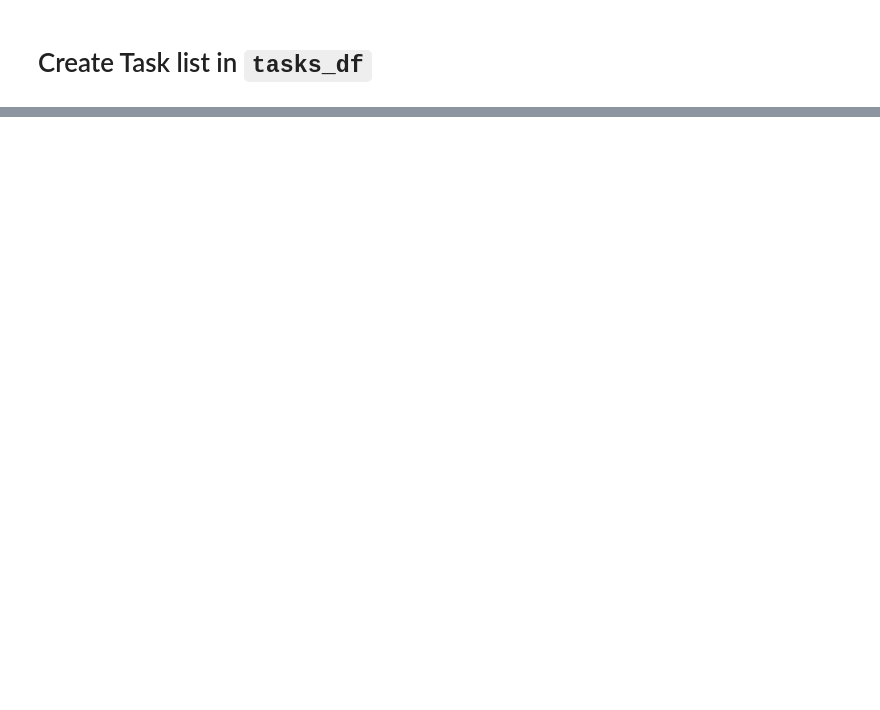
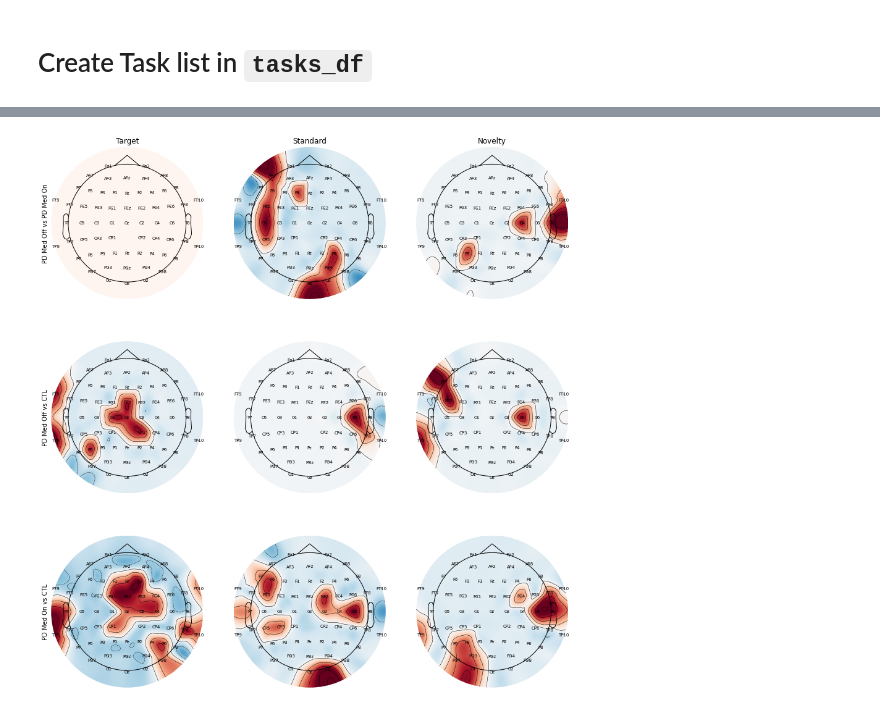
Before and after one commit to AIRLab-Sharif/Parkinson-PAC, a Jupyter notebook: python/pipeline-plot.ipynb, the cells around one changed output, grey strips where cells are left out. Drawn from its saved outputs; the diff is of its cells as text; code cells hidden in the pictures; blank space fills up the shorter version.

```diff
--- a/python/pipeline-plot.ipynb
+++ b/python/pipeline-plot.ipynb
@@ -138,0 +208,42 @@ import mne
+# %%
+with open('config.json') as f:
+    config = json.load(f)
+    channels = config['channels']
+
+if 'VEOG' in channels: channels.remove('VEOG')
+
+create_elc_file(task)
+montage = mne.channels.read_custom_montage(os.path.join(
+    task.dir, task.file_formatter.format('electrodes.elc')))
+
+montage = mne.channels.read_custom_montage('Standard-10-20-Cap81.locs')
+n_channels = mvls.shape[-1]
+mne_info = mne.create_info(ch_names=channels, sfreq=500., ch_types='eeg')
+
+fig, axs = plt.subplots(3, 3, sharex=True, sharey=True, figsize=(15, 15))
+# vmin, vmax = mvls.mean(axis=1).min(), mvls.mean(axis=1).max() #get_percent(mvls.mean(axis=1), 0.95)
+for grp, j in itertools.product(zip(itertools.combinations(range(3), 2), range(3)), range(3)):
+    a, b = grp[0]
+    i = grp[1]
+    t, p = scipy.stats.ttest_ind(mvls[a, :, j, :], mvls[b, :, j, :])
+    p[p>0.05] = 1
+    p = p.reshape((-1, 1))
+    mvl_evoked = mne.EvokedArray(-np.log(p) - -np.log(p).mean(), mne_info)
+    mvl_evoked.set_montage(montage)
+    mne.viz.plot_topomap(mvl_evoked.data[:, 0], mvl_evoked.info, axes=axs[i, j], show=False,
+                         names=channels, show_names=True)#, vmin=vmin- mvls.mean(), vmax=vmax- mvls.mean())
+
+for grp in zip(itertools.combinations(range(3), 2), range(3)):
+    a, b = grp[0]
+    i = grp[1]
+
+    axs[i, 0].set_ylabel(f'{groups[a]} vs {groups[b]}')
+    axs[0, i].set_title(event_types[i])
+
+    axs[-1, i].xaxis.set_visible(True)
+    axs[i, 0].yaxis.set_visible(True)
+
+
+plt.show()
+# %% [output]
+[figure, added]
```
Also changed, not shown: parts of 14 cells of this notebook, 4 other files.
